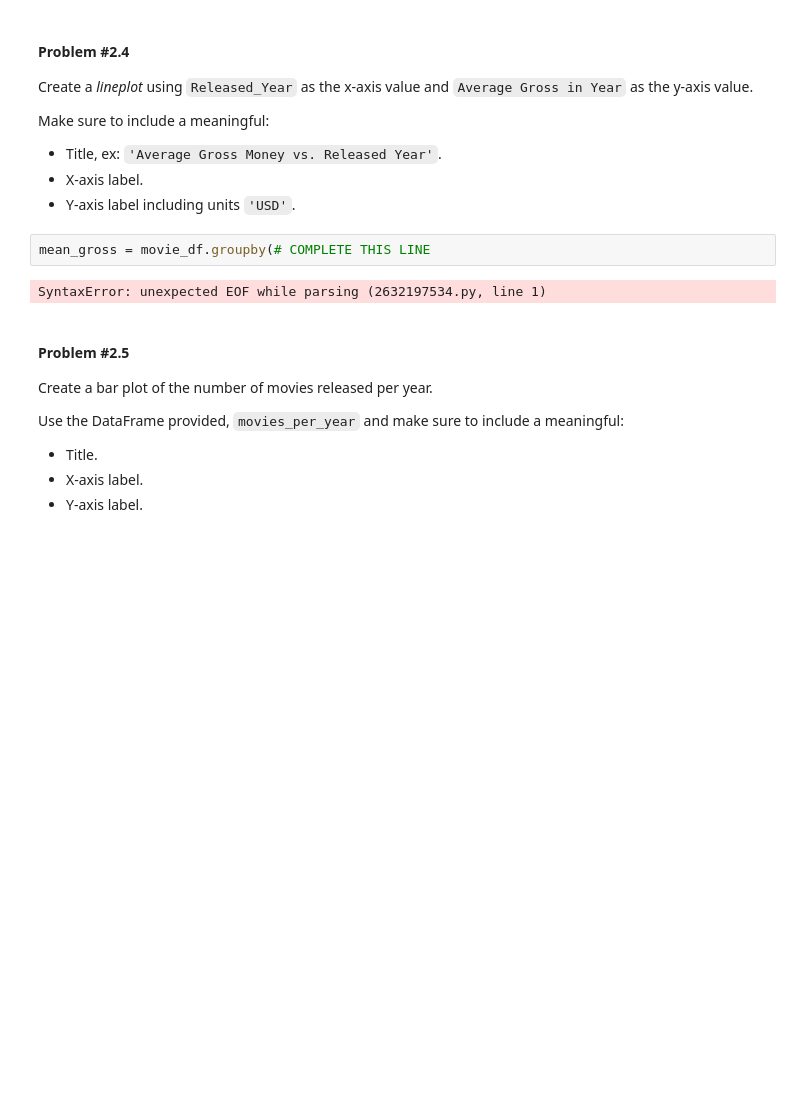
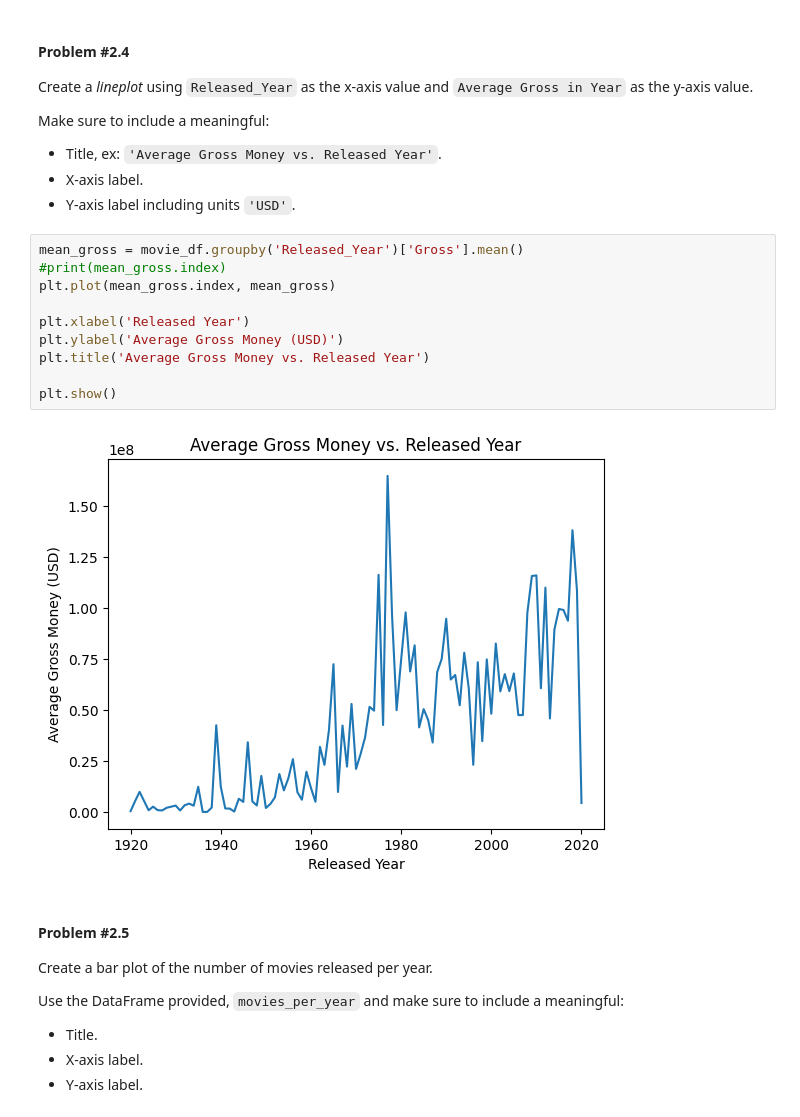
Before and after one commit to jzniu/AWS-Part1-Student-Notebooks, a Jupyter notebook: TRAIN AWS Part I Day 6 Lab Notebook [STUDENT].ipynb, the cells around one changed output. Drawn from its saved outputs; the diff is of its cells as text; blank space fills up the shorter version.

```diff
--- a/TRAIN AWS Part I Day 6 Lab Notebook [STUDENT].ipynb
+++ b/TRAIN AWS Part I Day 6 Lab Notebook [STUDENT].ipynb
@@ -228,10 +339,18 @@ Make sure to include a meaningful:
 * Title, ex: `'Average Gross Money vs. Released Year'`.
 * X-axis label.
 * Y-axis label including units `'USD'`.
-# %%
-mean_gross = movie_df.groupby(# COMPLETE THIS LINE
-# %% [output]
-SyntaxError: unexpected EOF while parsing (2632197534.py, line 1)
+# %%
+mean_gross = movie_df.groupby('Released_Year')['Gross'].mean()
+#print(mean_gross.index)
+plt.plot(mean_gross.index, mean_gross)
+
+plt.xlabel('Released Year')
+plt.ylabel('Average Gross Money (USD)')
+plt.title('Average Gross Money vs. Released Year')
+
+plt.show()
+# %% [output]
+[figure, added]
 # %% [markdown]
 #### **Problem #2.5**
 
```
Also changed, not shown: parts of 38 cells of this notebook.
